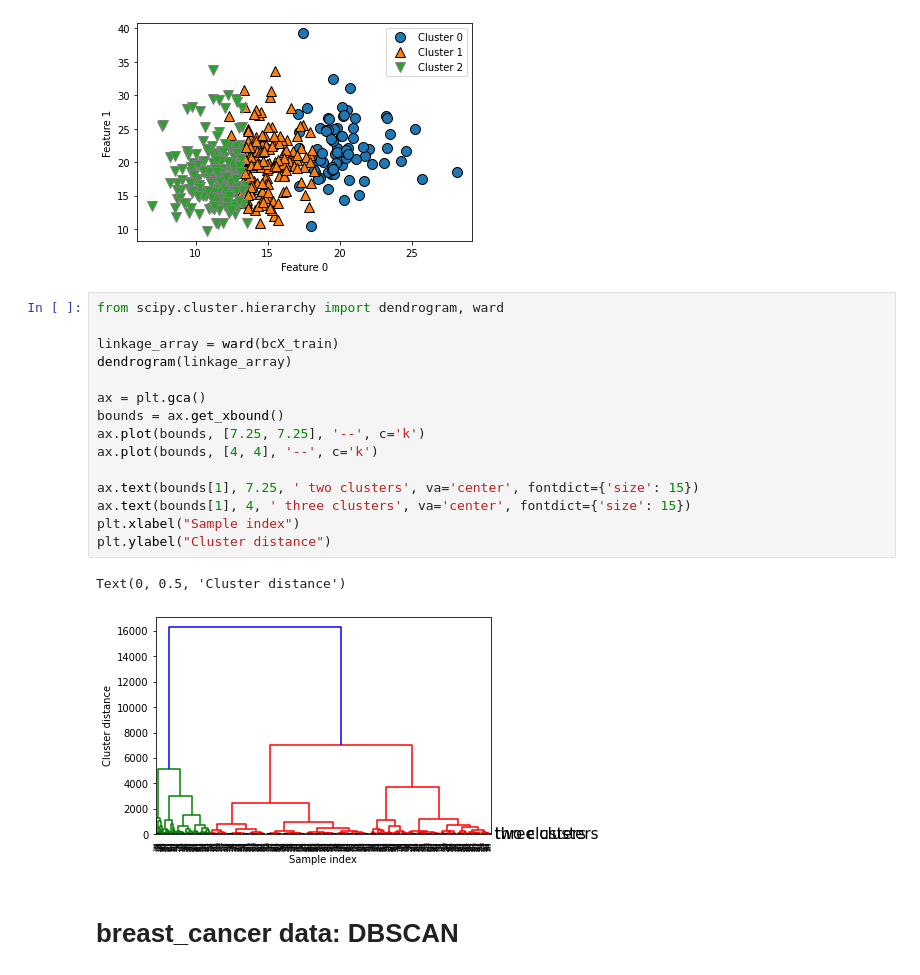
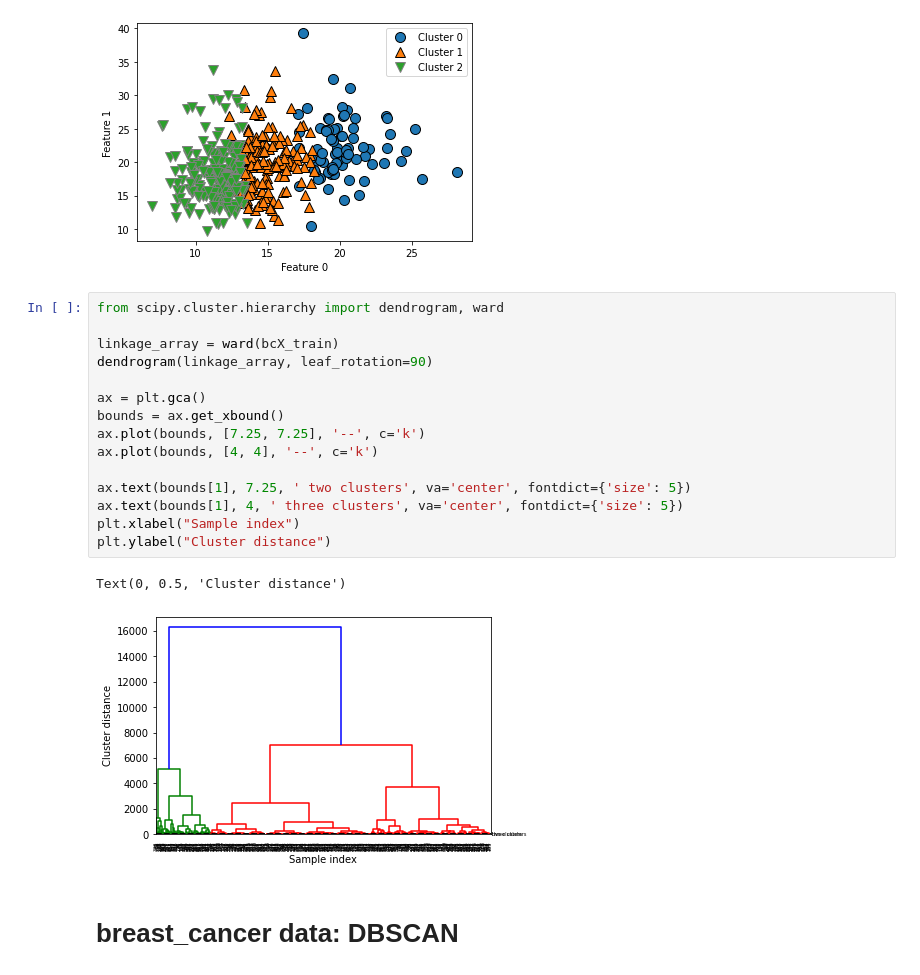
Before and after one commit to shewilliams/data71200su21, a Jupyter notebook: Project 1/Project 3 Notebook - Electric Consumption in NYCHA.ipynb, the cells around one changed output. Saved outputs shown, nothing was run; the diff lists cells and outputs as text.

```diff
--- a/Project 1/Project 3 Notebook - Electric Consumption in NYCHA.ipynb
+++ b/Project 1/Project 3 Notebook - Electric Consumption in NYCHA.ipynb
@@ -749,21 +718,21 @@ Text(0, 0.5, 'Feature 1')
 # %%
 from scipy.cluster.hierarchy import dendrogram, ward
 
 linkage_array = ward(bcX_train)
-dendrogram(linkage_array)
+dendrogram(linkage_array, leaf_rotation=90)
 
 ax = plt.gca()
 bounds = ax.get_xbound()
 ax.plot(bounds, [7.25, 7.25], '--', c='k')
 ax.plot(bounds, [4, 4], '--', c='k')
 
-ax.text(bounds[1], 7.25, ' two clusters', va='center', fontdict={'size': 15})
-ax.text(bounds[1], 4, ' three clusters', va='center', fontdict={'size': 15})
+ax.text(bounds[1], 7.25, ' two clusters', va='center', fontdict={'size': 5})
+ax.text(bounds[1], 4, ' three clusters', va='center', fontdict={'size': 5})
 plt.xlabel("Sample index")
 plt.ylabel("Cluster distance")
 # %% [output]
 Text(0, 0.5, 'Cluster distance')
-[figure, old version]
+[figure, new version]
 # %% [markdown]
 # breast_cancer data: DBSCAN
 # %%
```
Also changed, not shown: parts of 28 cells of this notebook, 21 other files.
